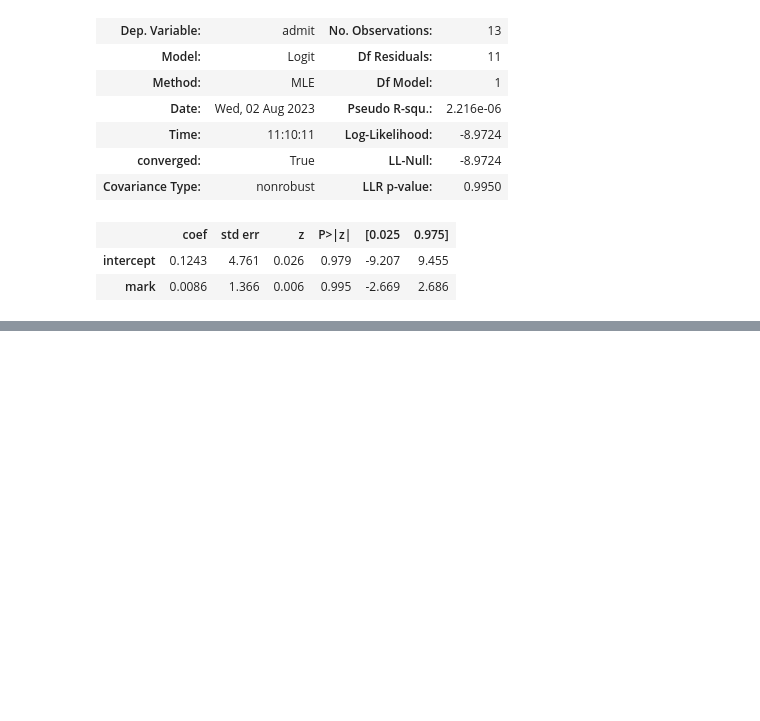
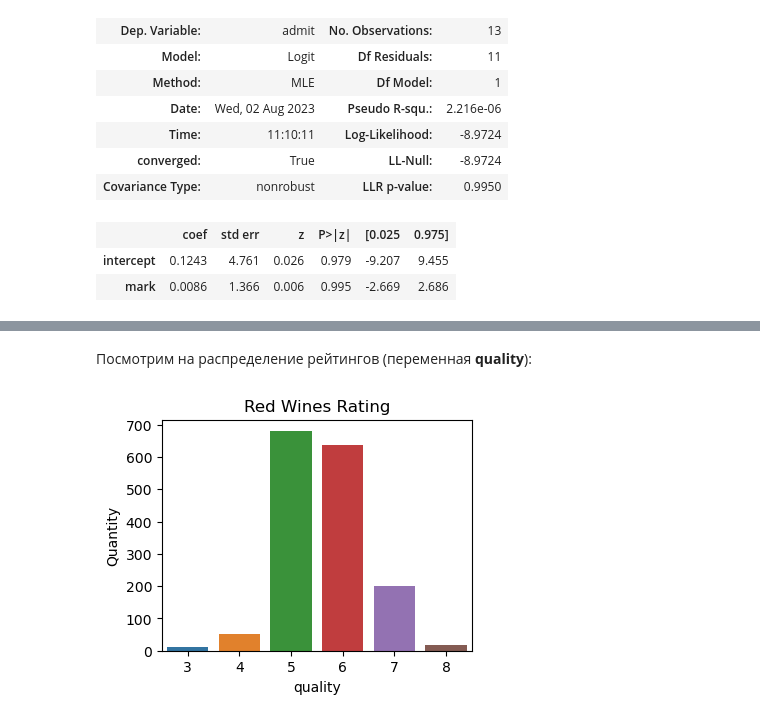
Before and after one commit to maxim-lipatnikov/basics-of-statistics-part-1, a Jupyter notebook: basics_of_statistics_1.ipynb, the cells around one changed output, grey strips where cells are left out. Saved outputs shown, nothing was run; the diff lists cells and outputs as text; code cells hidden in the pictures; blank space fills up the shorter version.

```diff
--- a/basics_of_statistics_1.ipynb
+++ b/basics_of_statistics_1.ipynb
@@ -2703,0 +3128,5 @@ Logit Regression Results
+# %%
+from bevel.linear_ordinal_regression import OrderedLogit
+
+wines = pd.read_csv('data/winequality-red.csv', sep = ';')
+wines.head()
@@ -2703,0 +3140,10 @@ Logit Regression Results
+# %% [markdown]
+Посмотрим на распределение рейтингов (переменная **quality**):
+# %%
+plt.figure(figsize=(4,3))
+sns.countplot(x = 'quality', data = wines)
+# plt.xlabel('Оценка')
+plt.ylabel('Quantity')
+plt.title('Red Wines Rating');
+# %% [output]
+[figure, added]
```
Also changed, not shown: parts of 59 cells of this notebook, 24 other files.
